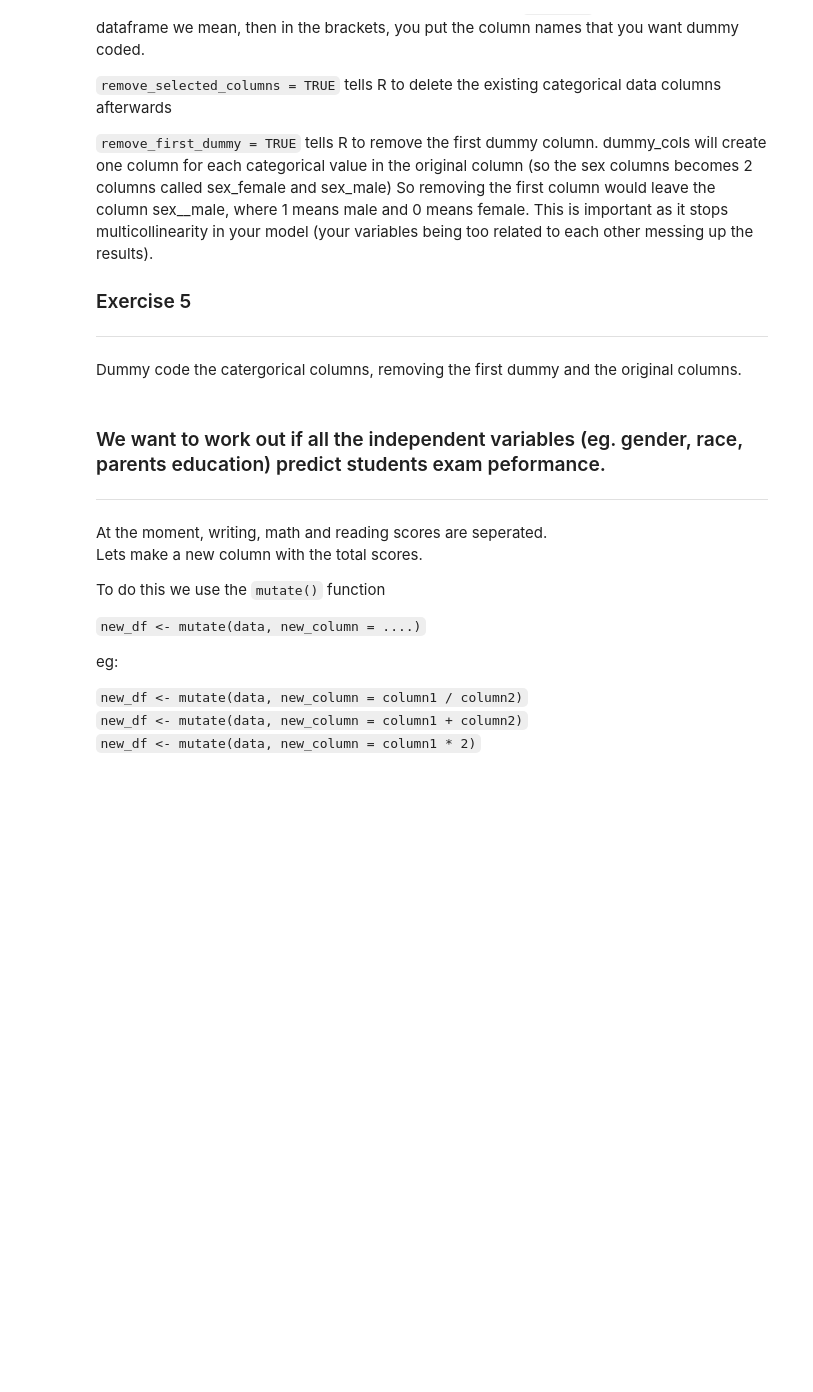
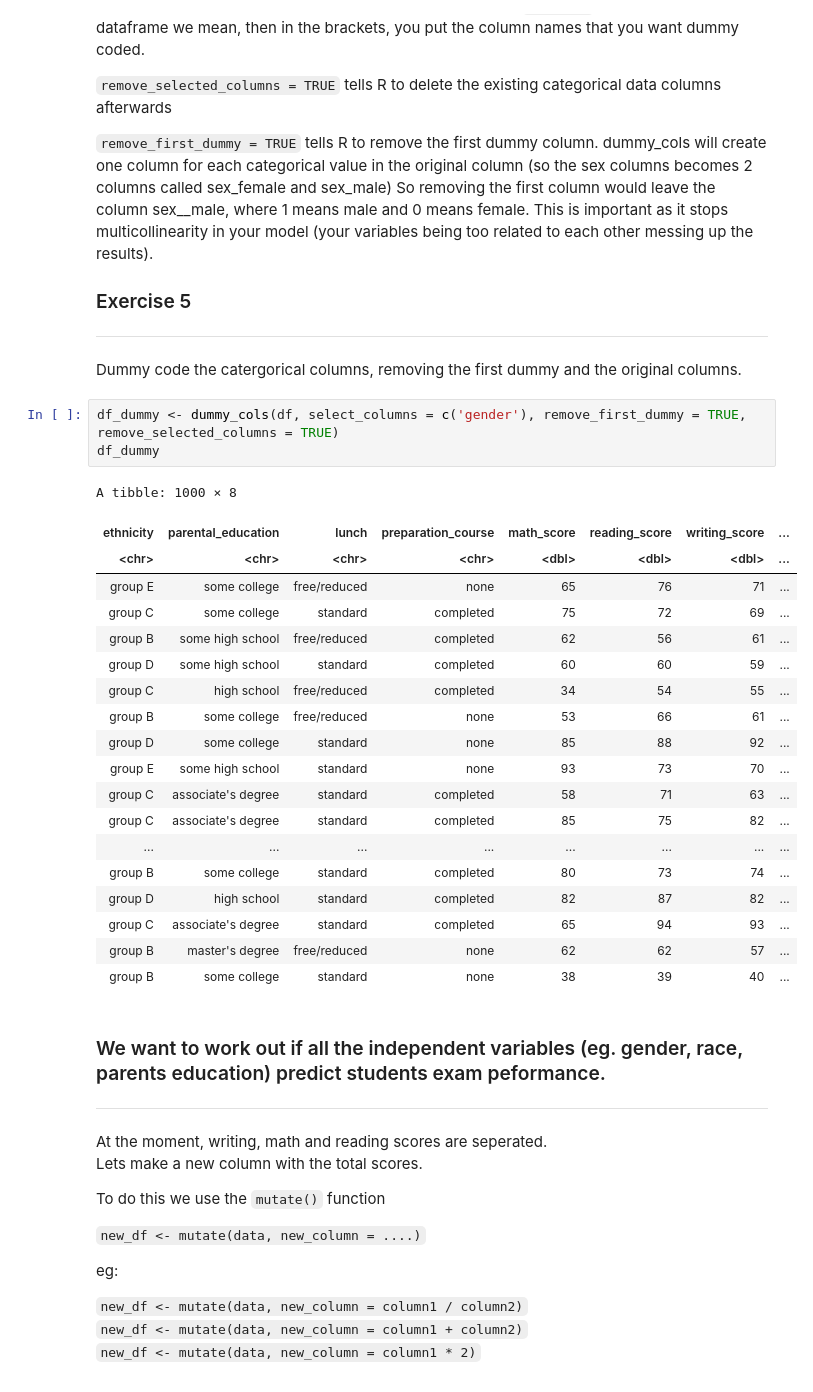
Before and after one commit to duntik/programming-for-data, a Jupyter notebook: Session 5/Sprint 1/R_Student_performance.ipynb, the cells around one changed output. Drawn from its saved outputs; the diff is of its cells as text; blank space fills up the shorter version.

```diff
--- a/Session 5/Sprint 1/R_Student_performance.ipynb
+++ b/Session 5/Sprint 1/R_Student_performance.ipynb
@@ -250,6 +285,29 @@ The above code sets the new dataframe in a variable called `df_dummy`, it then s
 ---
 
 Dummy code the catergorical columns, removing the first dummy and the original columns.
+# %%
+df_dummy <- dummy_cols(df, select_columns = c('gender'), remove_first_dummy = TRUE, remove_selected_columns = TRUE)
+df_dummy
+# %% [output]
+A tibble: 1000 × 8
+| ethnicity | parental_education | lunch | preparation_course | math_score | reading_score | writing_score | ... |
+| <chr> | <chr> | <chr> | <chr> | <dbl> | <dbl> | <dbl> | ... |
+| group E | some college | free/reduced | none | 65 | 76 | 71 | ... |
+| group C | some college | standard | completed | 75 | 72 | 69 | ... |
+| group B | some high school | free/reduced | completed | 62 | 56 | 61 | ... |
+| group D | some high school | standard | completed | 60 | 60 | 59 | ... |
+| group C | high school | free/reduced | completed | 34 | 54 | 55 | ... |
+| group B | some college | free/reduced | none | 53 | 66 | 61 | ... |
+| group D | some college | standard | none | 85 | 88 | 92 | ... |
+| group E | some high school | standard | none | 93 | 73 | 70 | ... |
+| group C | associate's degree | standard | completed | 58 | 71 | 63 | ... |
+| group C | associate's degree | standard | completed | 85 | 75 | 82 | ... |
+| ... | ... | ... | ... | ... | ... | ... | ... |
+| group B | some college | standard | completed | 80 | 73 | 74 | ... |
+| group D | high school | standard | completed | 82 | 87 | 82 | ... |
+| group C | associate's degree | standard | completed | 65 | 94 | 93 | ... |
+| group B | master's degree | free/reduced | none | 62 | 62 | 57 | ... |
+| group B | some college | standard | none | 38 | 39 | 40 | ... |
 # %% [markdown]
 ### We want to work out if all the independent variables (eg. gender, race, parents education) predict students exam peformance. ###
 ---
```
Also changed, not shown: parts of 5 cells of this notebook.
